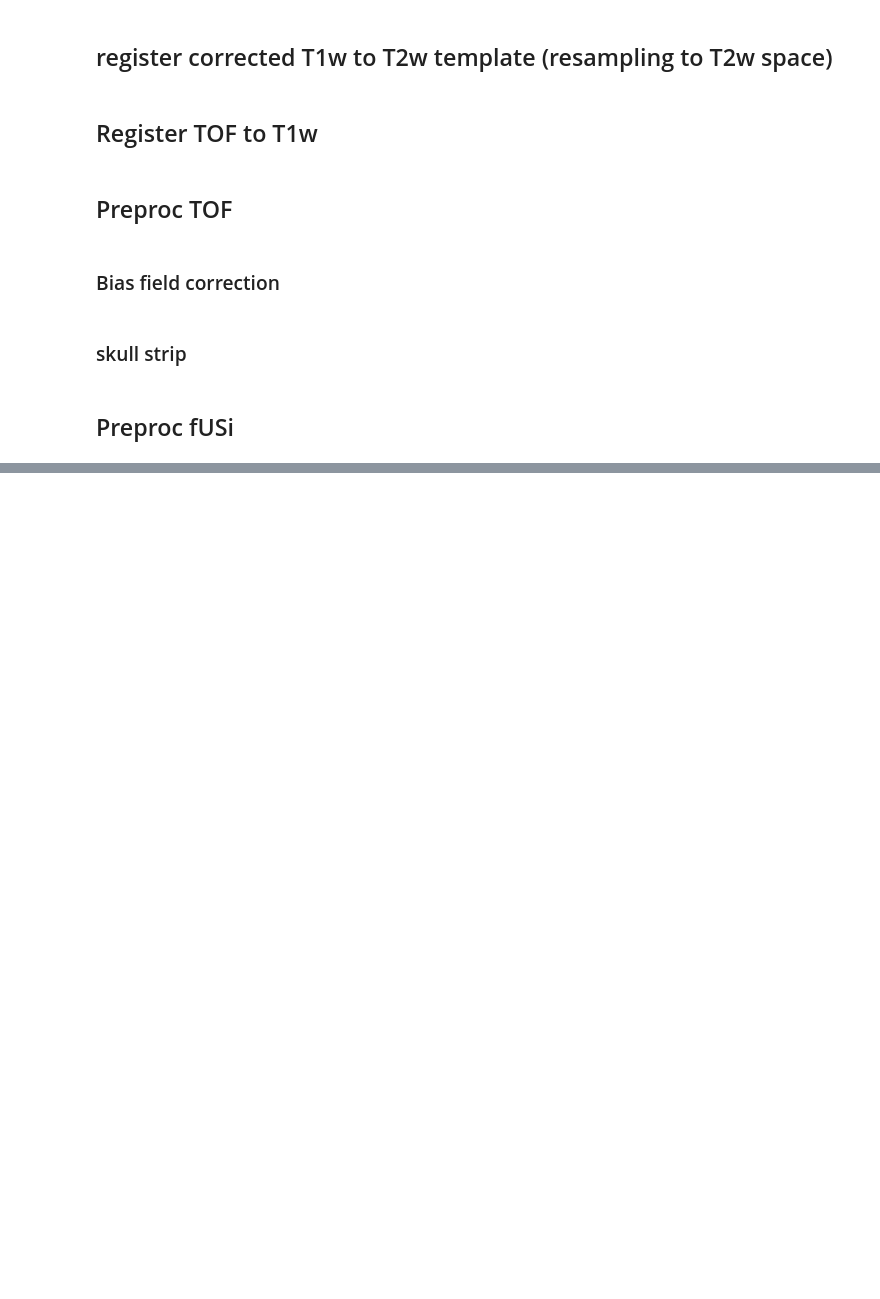
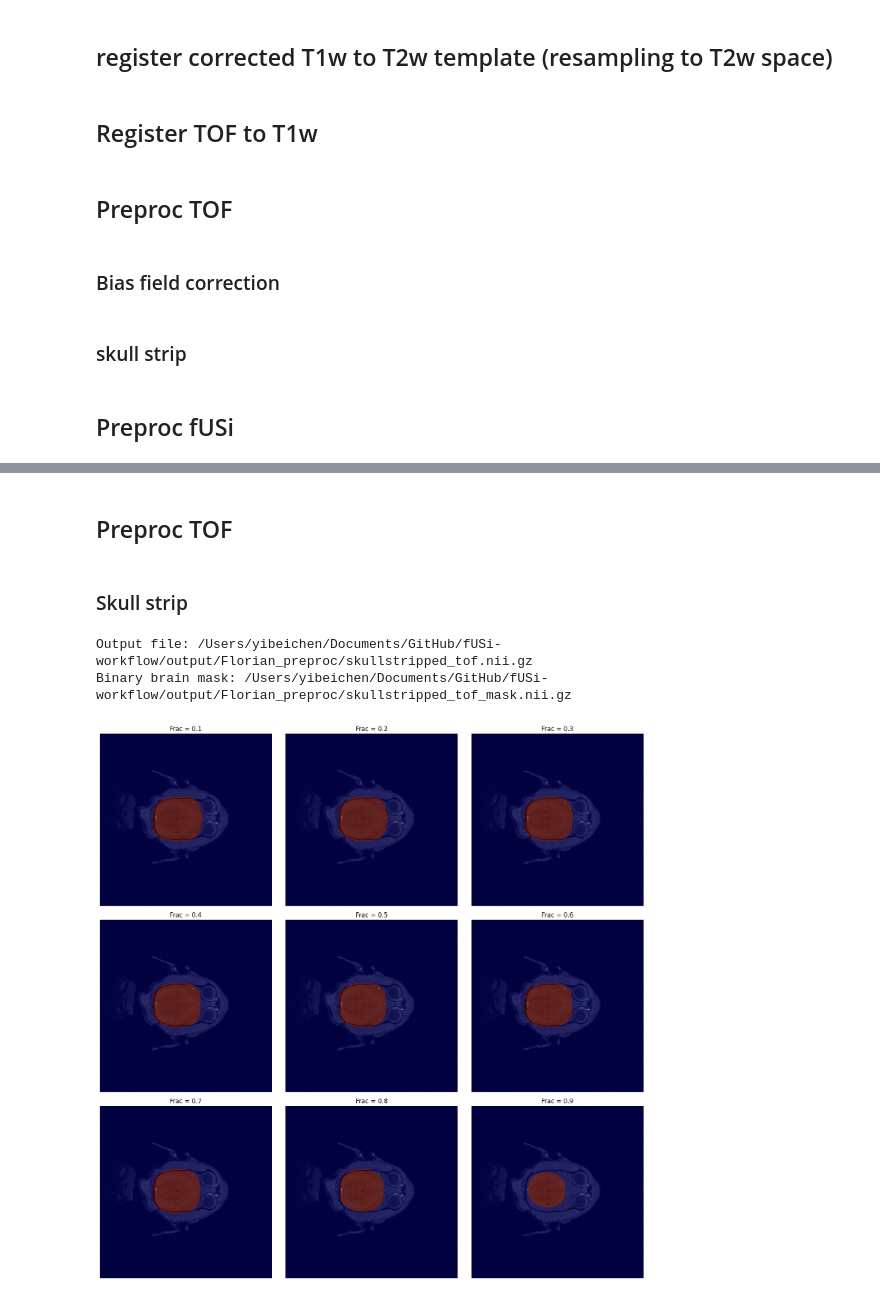
Before and after one commit to yibeichan/fUSi-workflow, a Jupyter notebook: code/test.ipynb, the cells around one changed output, grey strips where cells are left out. Drawn from its saved outputs; the diff is of its cells as text; code cells hidden in the pictures; blank space fills up the shorter version.

```diff
--- a/code/test.ipynb
+++ b/code/test.ipynb
@@ -593,0 +744,21 @@ plt.show()
+# %% [markdown]
+## Preproc TOF
+# %% [markdown]
+### Skull strip
+# %%
+in_file = os.path.join(output_dir, 'Florian_preproc', 'bias_corrected_tof.nii.gz')
+out_file = os.path.join(output_dir, 'Florian_preproc', 'skullstripped_tof.nii.gz')
+
+
+# Setup FSL BET interface
+skullstrip = fsl.BET(in_file=in_file, out_file=out_file, mask=True)
+skullstrip.inputs.frac = 0.5  # Adjust this based on your data
+
+# Run the BET command
+result = skullstrip.run()
+
+print(f"Output file: {result.outputs.out_file}")
+print(f"Binary brain mask: {result.outputs.mask_file}")
+# %% [output]
+Output file: /Users/yibeichen/Documents/GitHub/fUSi-workflow/output/Florian_preproc/skullstripped_tof.nii.gz
+Binary brain mask: /Users/yibeichen/Documents/GitHub/fUSi-workflow/output/Florian_preproc/skullstripped_tof_mask.nii.gz
@@ -593,0 +806,52 @@ plt.show()
+# %%
+def plot_image_and_mask(image_path, mask_path, ax):
+    """Helper function to plot an image and overlay its mask."""
+    image = nib.load(image_path).get_fdata()
+    mask = nib.load(mask_path).get_fdata()
+
+    ax.imshow(image[:, image.shape[1]//2, :], 'gray', interpolation='none')
+    ax.imshow(mask[:, mask.shape[1]//2, :], 'jet', alpha=0.5, interpolation='none')
+    ax.axis('off')
+# %%
+import os
+import matplotlib.pyplot as plt
+import nibabel as nib
+from nipype.interfaces import fsl
+
+# Input MRI file
+in_file = os.path.join(output_dir, 'Florian_preproc', 'bias_corrected_tof.nii.gz')
+# List of fractional intensity threshold values to test
+frac_values = [0.1, 0.2, 0.3, 0.4, 0.5, 0.6, 0.7, 0.8, 0.9]
+
+# Parameters for grid layout
+n_images = len(frac_values)
+n_cols = 3  # Number of images per row
+n_rows = (n_images + n_cols - 1) // n_cols  # Calculate the number of rows needed
+
+# Set up the figure for plotting with multiple rows
+fig, axes = plt.subplots(n_rows, n_cols, figsize=(15, 5 * n_rows))
+axes = np.array(axes).reshape(n_rows, n_cols)  # Ensure axes is a 2D array even if n_rows is 1
+
+for i, frac in enumerate(frac_values):
+    row = i // n_cols  # Row index
+    col = i % n_cols  # Column index
+
+    out_file = os.path.join(output_dir, 'Florian_preproc', 'bet_tof', f'brain_extracted_frac_{frac}.nii.gz')
+    mask_file = os.path.join(output_dir, 'Florian_preproc', 'bet_tof', f'brain_extracted_frac_{frac}_mask.nii.gz')
+
+    # # Setup and run FSL BET with different frac values
+    # skullstrip = fsl.BET(in_file=in_file, out_file=out_file, mask=True, frac=frac)
+    # result = skullstrip.run()
+
+    # Plotting
+    plot_image_and_mask(in_file, mask_file, axes[row, col])
+    axes[row, col].set_title(f'Frac = {frac}')
+
+# Hide any unused axes if the number of frac_values isn't a multiple of n_cols
+for ax in axes.flat[i+1:]:
+    ax.set_visible(False)
+
+plt.tight_layout()
+plt.show()
+# %% [output]
+[figure, added]
```
Also changed, not shown: parts of 11 cells of this notebook, 1 other file.
